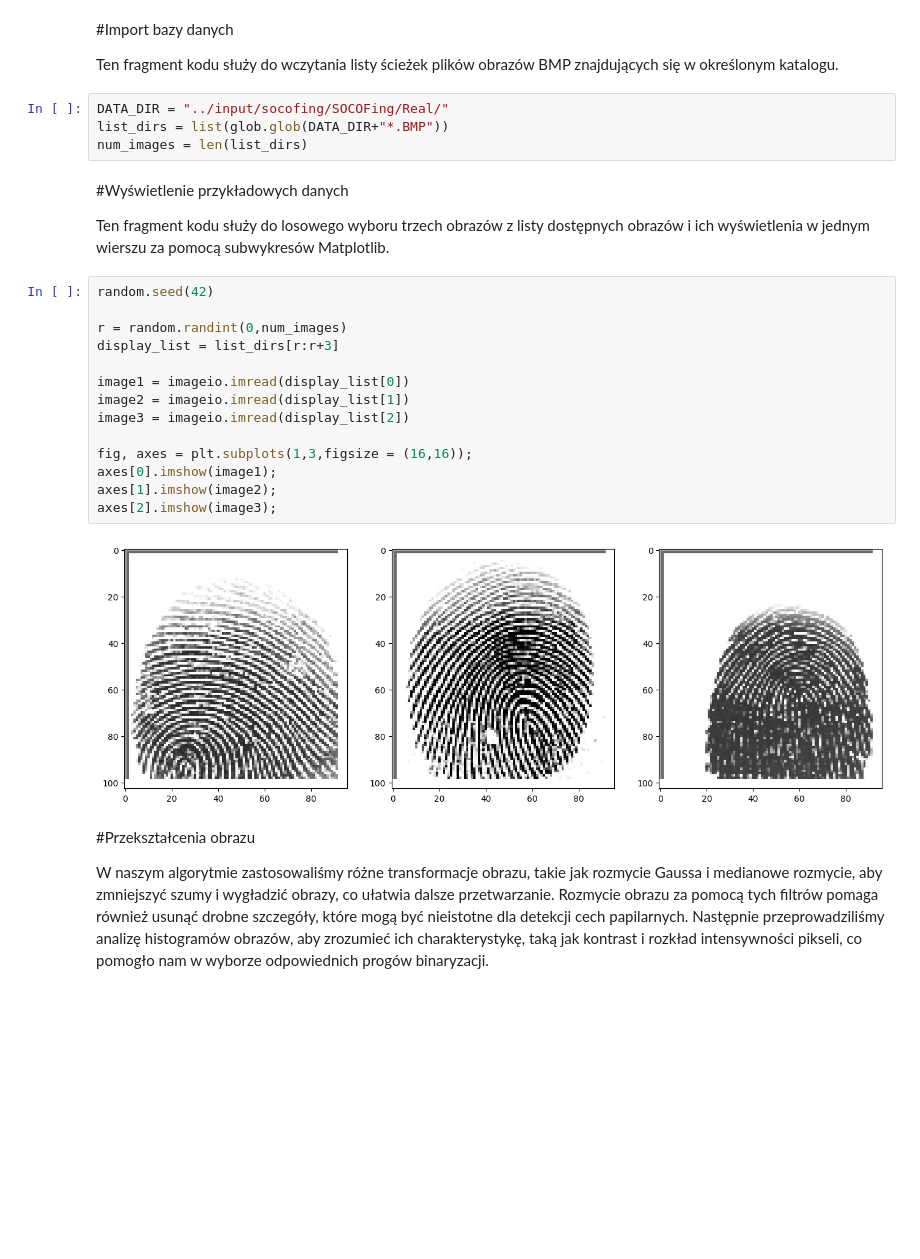
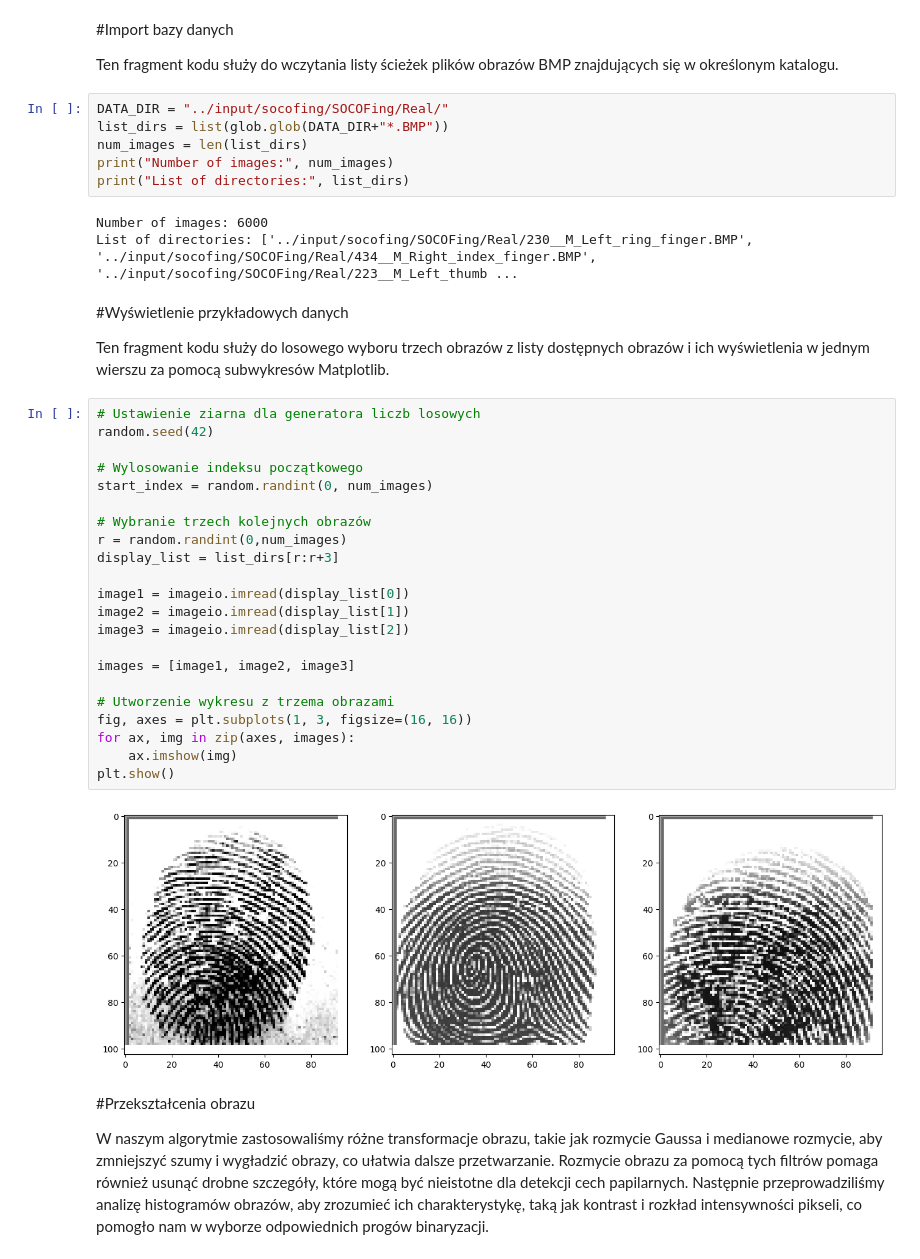
Before and after one commit to ewakobrzynska/Biometria, a Jupyter notebook: Rozpoznawanie_cech_II_poziomu_w_obrazach_odcisków_palców.ipynb, the cells around one changed output. Cells and saved outputs as stored; diff of their text form; blank space fills up the shorter version.

```diff
--- a/Rozpoznawanie_cech_II_poziomu_w_obrazach_odcisków_palców.ipynb
+++ b/Rozpoznawanie_cech_II_poziomu_w_obrazach_odcisków_palców.ipynb
@@ -103,26 +111,39 @@ Ten fragment kodu służy do wczytania listy ścieżek plików obrazów BMP znaj
 DATA_DIR = "../input/socofing/SOCOFing/Real/"
 list_dirs = list(glob.glob(DATA_DIR+"*.BMP"))
 num_images = len(list_dirs)
+print("Number of images:", num_images)
+print("List of directories:", list_dirs)
+# %% [output]
+Number of images: 6000
+List of directories: ['../input/socofing/SOCOFing/Real/230__M_Left_ring_finger.BMP', '../input/socofing/SOCOFing/Real/434__M_Right_index_finger.BMP', '../input/socofing/SOCOFing/Real/223__M_Left_thumb ...
 # %% [markdown]
 #Wyświetlenie przykładowych danych
 
 Ten fragment kodu służy do losowego wyboru trzech obrazów z listy dostępnych obrazów i ich wyświetlenia w jednym wierszu za pomocą subwykresów Matplotlib.
 # %%
+# Ustawienie ziarna dla generatora liczb losowych
 random.seed(42)
 
+# Wylosowanie indeksu początkowego
+start_index = random.randint(0, num_images)
+
+# Wybranie trzech kolejnych obrazów
 r = random.randint(0,num_images)
 display_list = list_dirs[r:r+3]
 
 image1 = imageio.imread(display_list[0])
 image2 = imageio.imread(display_list[1])
 image3 = imageio.imread(display_list[2])
 
-fig, axes = plt.subplots(1,3,figsize = (16,16));
-axes[0].imshow(image1);
-axes[1].imshow(image2);
-axes[2].imshow(image3);
+images = [image1, image2, image3]
+
+# Utworzenie wykresu z trzema obrazami
+fig, axes = plt.subplots(1, 3, figsize=(16, 16))
+for ax, img in zip(axes, images):
+    ax.imshow(img)
+plt.show()
 # %% [output]
-[figure, old version]
+[figure, new version]
 # %% [markdown]
 #Przekształcenia obrazu
 
```
Also changed, not shown: parts of 10 cells of this notebook.
